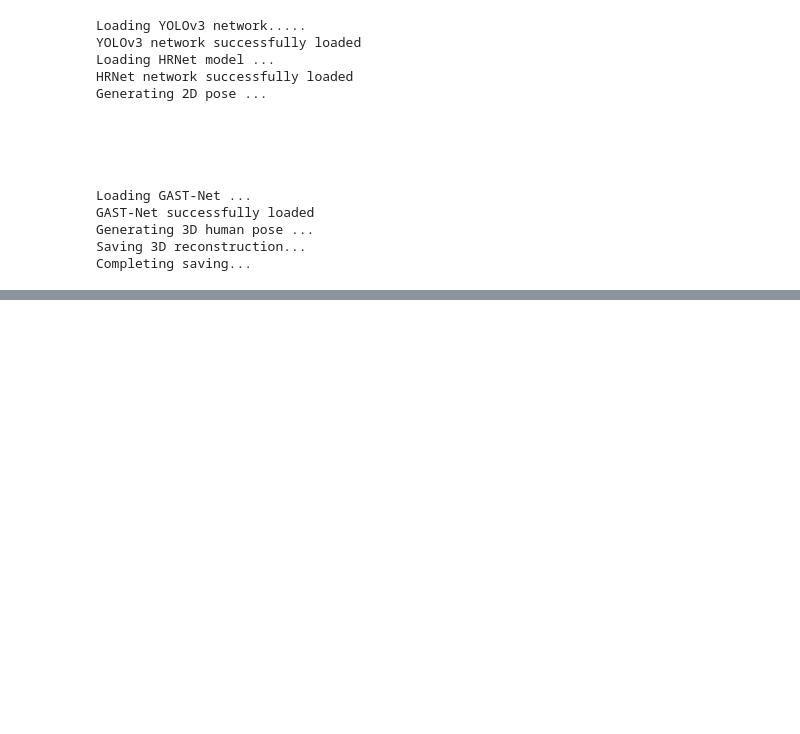
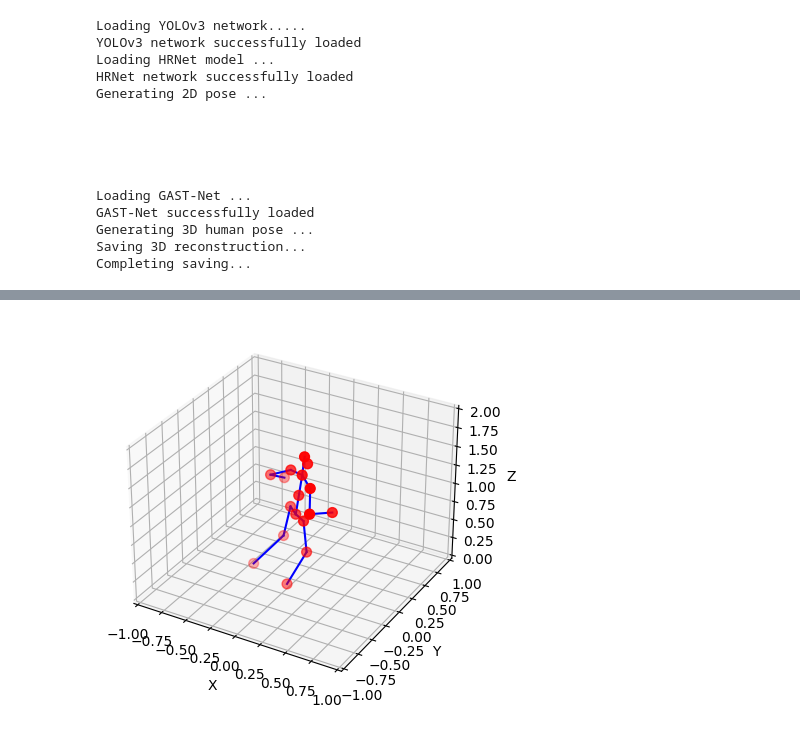
Before and after one commit to PabloSeguraLopez/Trabajo-VC, a Jupyter notebook: Trabajo-VC-G1.ipynb, the cells around one changed output, grey strips where cells are left out. Saved outputs shown, nothing was run; the diff lists cells and outputs as text; code cells hidden in the pictures; blank space fills up the shorter version.

Commit message:
Skeleton test animation completed

```diff
--- a/Trabajo-VC-G1.ipynb
+++ b/Trabajo-VC-G1.ipynb
@@ -103,0 +58,87 @@ print("Animación completada.")
+# %%
+import numpy as np
+import matplotlib.pyplot as plt
+from mpl_toolkits.mplot3d import Axes3D
+from matplotlib.animation import FuncAnimation, FFMpegWriter
+
+# Carga el archivo NPZ
+npz_data = np.load('./GAST-Net/output/fortnite.npz')
+skeleton_data = npz_data["reconstruction"]  # Clave "reconstruction"
+
+# Verifica las dimensiones
+assert skeleton_data.shape == (1, 201, 17, 3), "Las dimensiones del array no coinciden con las esperadas (1, 201, 17, 3)."
+
+# Extrae los datos relevantes
+frames = skeleton_data[0]  # Ignora la primera dimensión (número de esqueletos)
+n_frames = frames.shape[0]
+
+skeleton_connections = [
+    # Pierna izquierda
+    (0, 1),  # Cadera -> Rodilla izquierda
+    (1, 2),  # Rodilla izquierda -> Tobillo izquierdo
+    (2, 3),  # Tobillo izquierdo -> Pie izquierdo
+
+    # Pierna derecha
+    (0, 4),  # Cadera -> Rodilla derecha
+    (4, 5),  # Rodilla derecha -> Tobillo derecho
+    (5, 6),  # Tobillo derecho -> Pie derecho
+
+     # Tronco
+    (0, 8),  # Cadera -> Tronco (Torso)
+    (8, 10),  # Tronco -> Cuello
+    (8, 11),  # Tronco -> Hombro izquierdo
+    (8, 14),  # Tronco -> Hombro derecho
+
+    # Brazo izquierdo
+    (11, 12),  # Hombro izquierdo -> Codo izquierdo
+    (12, 13),  # Codo izquierdo -> Muñeca izquierda
+    # Brazo derecho
+    (14, 15),  # Hombro derecho -> Codo derecho
+    (15, 16),  # Codo derecho -> Muñeca derecha
+
+]
+
+
+# Configura la figura
+fig = plt.figure()
+ax = fig.add_subplot(111, projection='3d')
+ax.set_xlim([-1, 1])
+ax.set_ylim([-1, 1])
+ax.set_zlim([0, 2])
+ax.set_xlabel("X")
+ax.set_ylabel("Y")
+ax.set_zlabel("Z")
+plt.title("Animación del Esqueleto 3D")
+
+# Función para actualizar los datos en cada frame
+def update(frame_index):
+    ax.clear()
+    ax.set_xlim([-1, 1])
+    ax.set_ylim([-1, 1])
+    ax.set_zlim([0, 2])
+    ax.set_xlabel("X")
+    ax.set_ylabel("Y")
+    ax.set_zlabel("Z")
+
+    # Dibuja los puntos del esqueleto
+    frame = frames[frame_index]
+    xs, ys, zs = frame[:, 0], frame[:, 1], frame[:, 2]
+    ax.scatter(xs, ys, zs, c="red", s=50, label="Articulaciones")
+
+    # Dibuja las conexiones del esqueleto
+    for start, end in skeleton_connections:
+        x_coords = [frame[start, 0], frame[end, 0]]
+        y_coords = [frame[start, 1], frame[end, 1]]
+        z_coords = [frame[start, 2], frame[end, 2]]
+        ax.plot(x_coords, y_coords, z_coords, c="blue")
+
+# Crea la animación
+ani = FuncAnimation(fig, update, frames=n_frames, interval=50)  # 50 ms por frame
+
+# Guardar la animación como un archivo MP4
+output_path = "animacion_esqueleto.mp4"  # Cambia esto al nombre de salida deseado
+writer = FFMpegWriter(fps=20, metadata={"title": "Animación Esqueleto 3D"})
+ani.save(output_path, writer=writer)
+
+print(f"Animación guardada como {output_path}")
+# %% [output]
@@ -103,0 +146 @@ print("Animación completada.")
+[figure, added]
```
Also changed, not shown: parts of 5 cells of this notebook, 1 other file.
